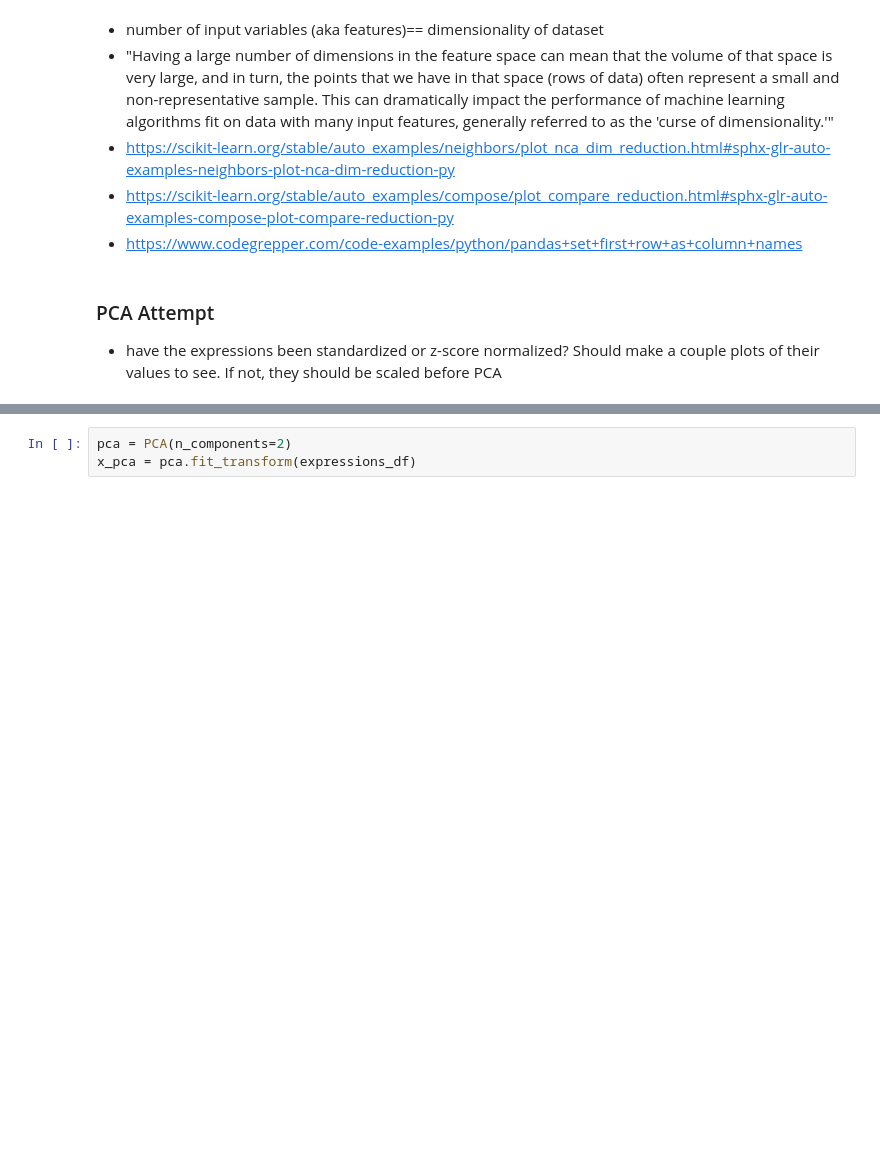
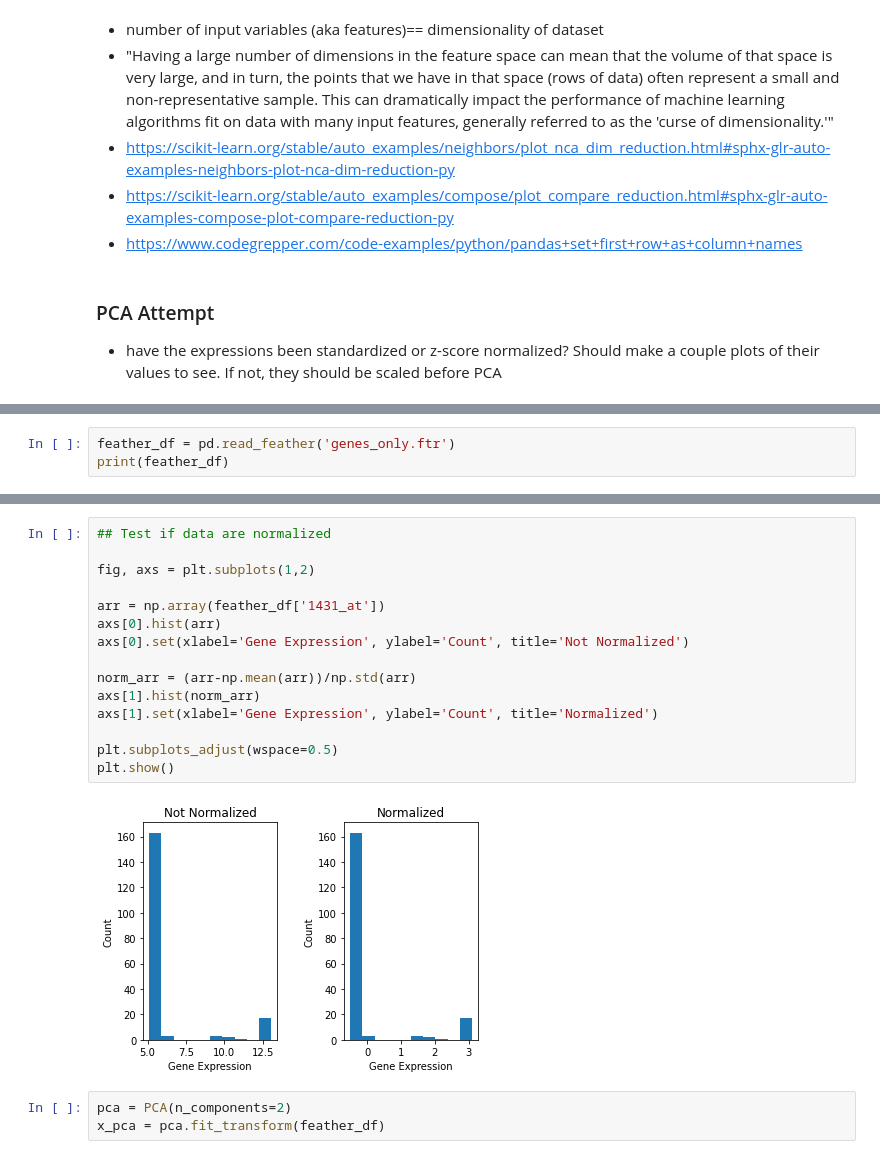
Before and after one commit to HarritonResearchLab/genomics, a Jupyter notebook: notes/Dimensionality Reduction.ipynb, the cells around one changed output, grey strips where cells are left out. Saved outputs shown, nothing was run; the diff lists cells and outputs as text; blank space fills up the shorter version.

```diff
--- a/notes/Dimensionality Reduction.ipynb
+++ b/notes/Dimensionality Reduction.ipynb
@@ -54,0 +45,3 @@ IndexError: single positional indexer is out-of-bounds
+# %%
+feather_df = pd.read_feather('genes_only.ftr')
+print(feather_df)
@@ -55,3 +66,20 @@ IndexError: single positional indexer is out-of-bounds
+# %%
+## Test if data are normalized
+
+fig, axs = plt.subplots(1,2)
+
+arr = np.array(feather_df['1431_at'])
+axs[0].hist(arr)
+axs[0].set(xlabel='Gene Expression', ylabel='Count', title='Not Normalized')
+
+norm_arr = (arr-np.mean(arr))/np.std(arr)
+axs[1].hist(norm_arr)
+axs[1].set(xlabel='Gene Expression', ylabel='Count', title='Normalized')
+
+plt.subplots_adjust(wspace=0.5)
+plt.show()
+# %% [output]
+[figure, added]
 # %%
 pca = PCA(n_components=2)
-x_pca = pca.fit_transform(expressions_df)
+x_pca = pca.fit_transform(feather_df)
```
Also changed, not shown: parts of 8 cells of this notebook, 2 other files.
